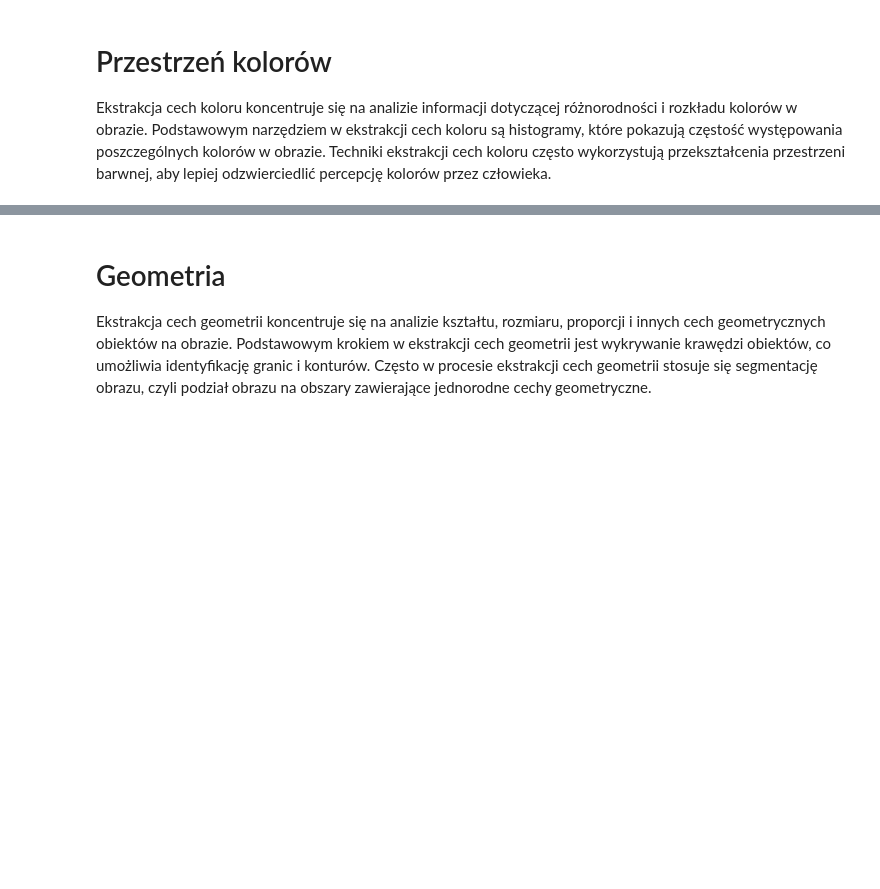
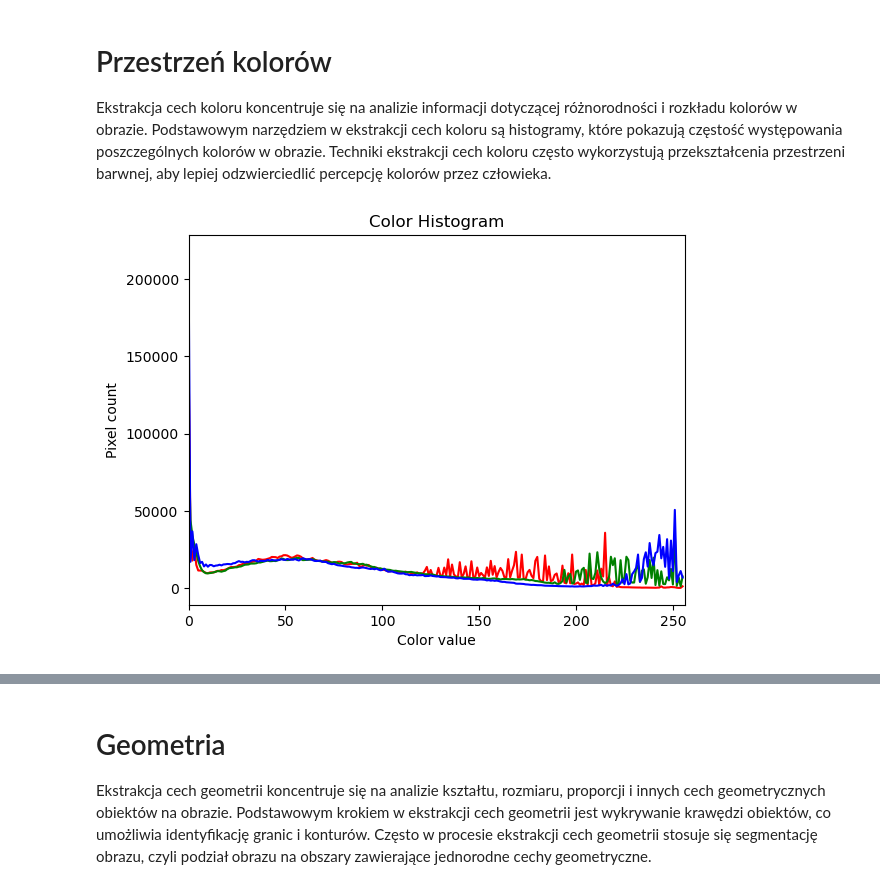
Before and after one commit to aflorkowska/Image-Processing, a Jupyter notebook: PL/10_Ekstrakcja cech z obrazu.ipynb, the cells around one changed output, grey strips where cells are left out. Saved outputs shown, nothing was run; the diff lists cells and outputs as text; code cells hidden in the pictures; blank space fills up the shorter version.

```diff
--- a/PL/10_Ekstrakcja cech z obrazu.ipynb
+++ b/PL/10_Ekstrakcja cech z obrazu.ipynb
@@ -45,3 +50,20 @@ image = normalize(image)
 # %% [markdown]
 # Przestrzeń kolorów
 Ekstrakcja cech koloru koncentruje się na analizie informacji dotyczącej różnorodności i rozkładu kolorów w obrazie. Podstawowym narzędziem w ekstrakcji cech koloru są histogramy, które pokazują częstość występowania poszczególnych kolorów w obrazie. Techniki ekstrakcji cech koloru często wykorzystują przekształcenia przestrzeni barwnej, aby lepiej odzwierciedlić percepcję kolorów przez człowieka.
+# %%
+colors = ("red", "green", "blue")
+
+fig, ax = plt.subplots()
+ax.set_xlim([0, 256])
+for channel_id, color in enumerate(colors):
+    histogram, bin_edges = np.histogram(
+        image[:, :, channel_id], bins=256, range=(0, 256)
+    )
+    ax.plot(bin_edges[0:-1], histogram, color=color)
+
+ax.set_title("Color Histogram")
+ax.set_xlabel("Color value")
+ax.set_ylabel("Pixel count")
+plt.show()
+# %% [output]
+[figure, added]
```
Also changed, not shown: parts of 4 cells of this notebook, 1 other file.
